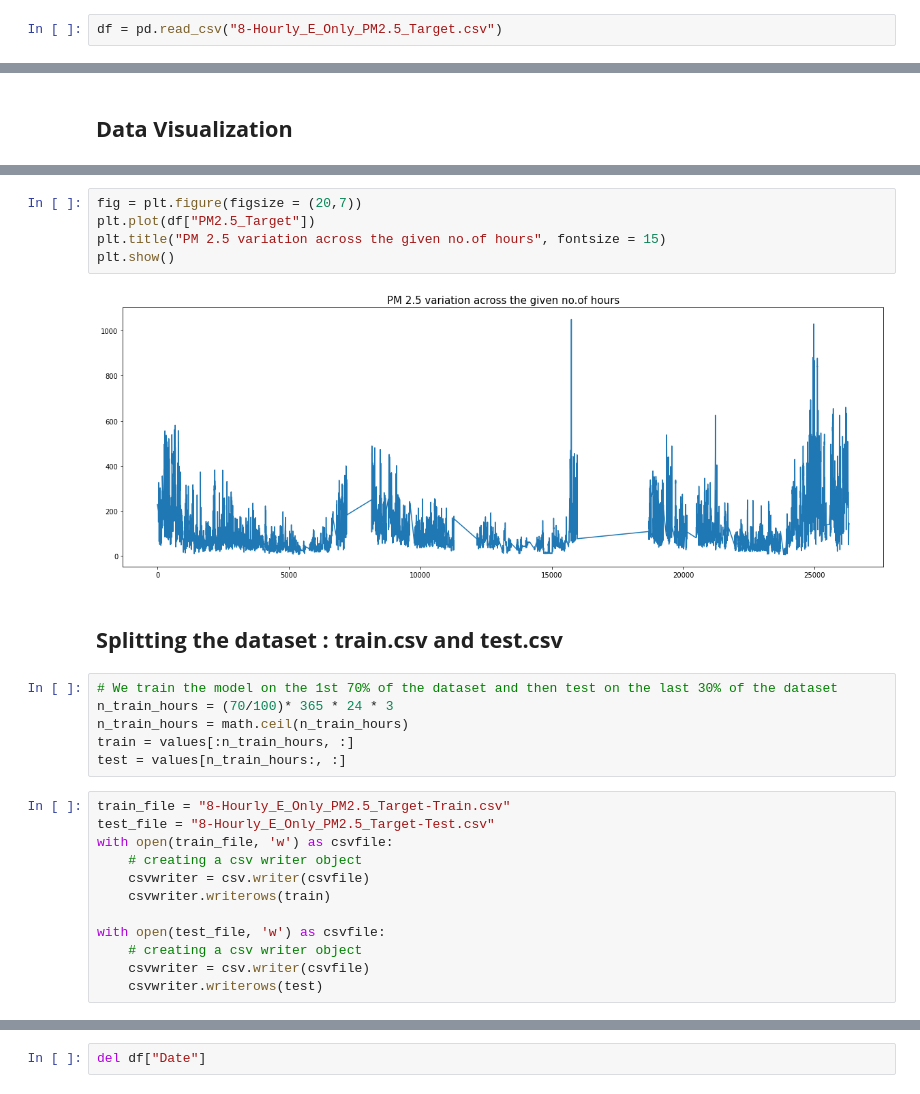
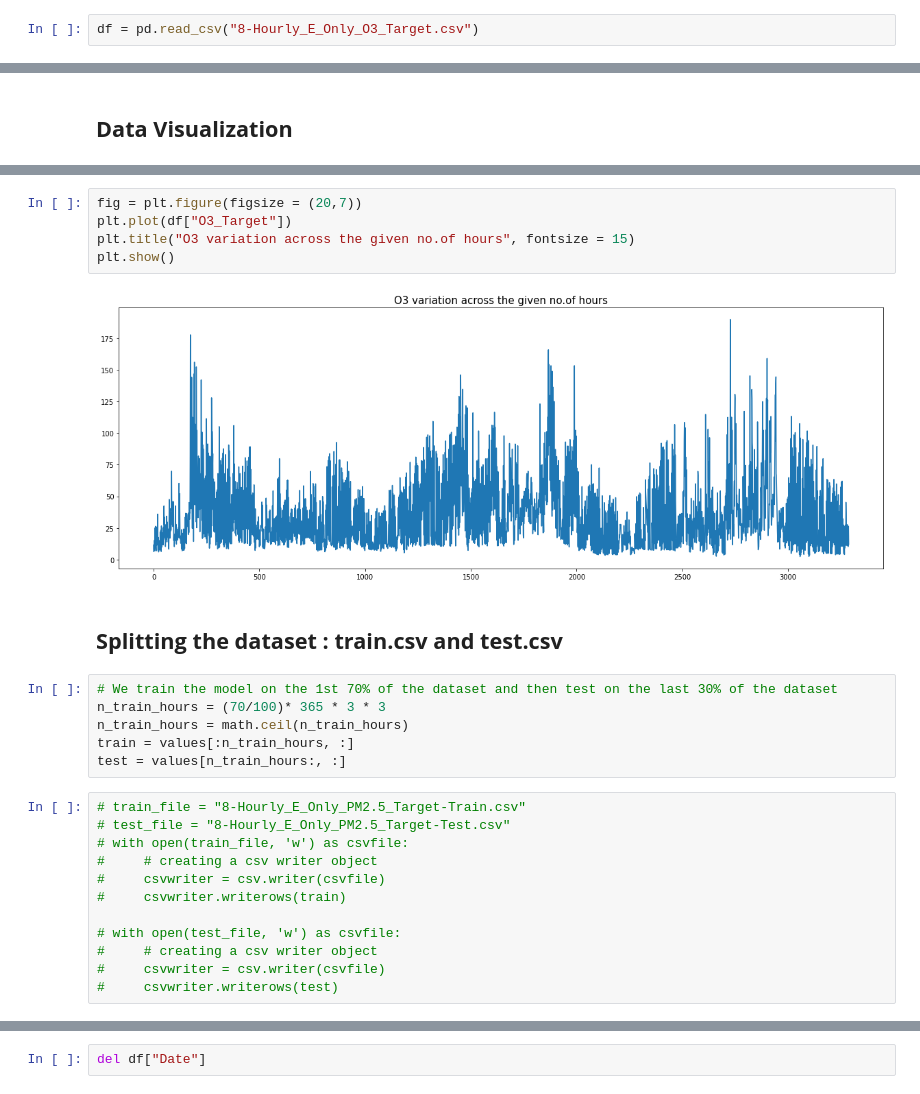
Before and after one commit to visheshjain2912/Air-Pollution-in-NCR, a Jupyter notebook: AirPollution_O3_E_Only.ipynb, the cells around one changed output, grey strips where cells are left out. Cells and saved outputs as stored; diff of their text form.

```diff
--- a/AirPollution_O3_E_Only.ipynb
+++ b/AirPollution_O3_E_Only.ipynb
@@ -745,5 +747,5 @@ Saving 1-Hourly_E_Only_PM2.5_Target.csv to 1-Hourly_E_Only_PM2.5_Target.csv
 # %%
-df = pd.read_csv("8-Hourly_E_Only_PM2.5_Target.csv")
+df = pd.read_csv("8-Hourly_E_Only_O3_Target.csv")
 # %%
 # The function is defined with default parameters so that if you call it with just your data, it will construct a DataFrame with t-1
 # as X and t as y
@@ -797,30 +799,30 @@ plt.show()
 # %%
 fig = plt.figure(figsize = (20,7))
-plt.plot(df["PM2.5_Target"])
-plt.title("PM 2.5 variation across the given no.of hours", fontsize = 15)
+plt.plot(df["O3_Target"])
+plt.title("O3 variation across the given no.of hours", fontsize = 15)
 plt.show()
 # %% [output]
-[figure, old version]
+[figure, new version]
 # %% [markdown]
 ## **Splitting the dataset : train.csv and test.csv**
 # %%
 # We train the model on the 1st 70% of the dataset and then test on the last 30% of the dataset
-n_train_hours = (70/100)* 365 * 24 * 3
+n_train_hours = (70/100)* 365 * 3 * 3
 n_train_hours = math.ceil(n_train_hours)
 train = values[:n_train_hours, :]
 test = values[n_train_hours:, :]
 # %%
-train_file = "8-Hourly_E_Only_PM2.5_Target-Train.csv"
-test_file = "8-Hourly_E_Only_PM2.5_Target-Test.csv"
-with open(train_file, 'w') as csvfile:
-    # creating a csv writer object
-    csvwriter = csv.writer(csvfile)
-    csvwriter.writerows(train)
+# train_file = "8-Hourly_E_Only_PM2.5_Target-Train.csv"
+# test_file = "8-Hourly_E_Only_PM2.5_Target-Test.csv"
+# with open(train_file, 'w') as csvfile:
+#     # creating a csv writer object
+#     csvwriter = csv.writer(csvfile)
+#     csvwriter.writerows(train)
 
-with open(test_file, 'w') as csvfile:
-    # creating a csv writer object
-    csvwriter = csv.writer(csvfile)
-    csvwriter.writerows(test)
+# with open(test_file, 'w') as csvfile:
+#     # creating a csv writer object
+#     csvwriter = csv.writer(csvfile)
+#     csvwriter.writerows(test)
 # %%
 df
 # %% [output]
```
Also changed, not shown: parts of 7 cells of this notebook.
